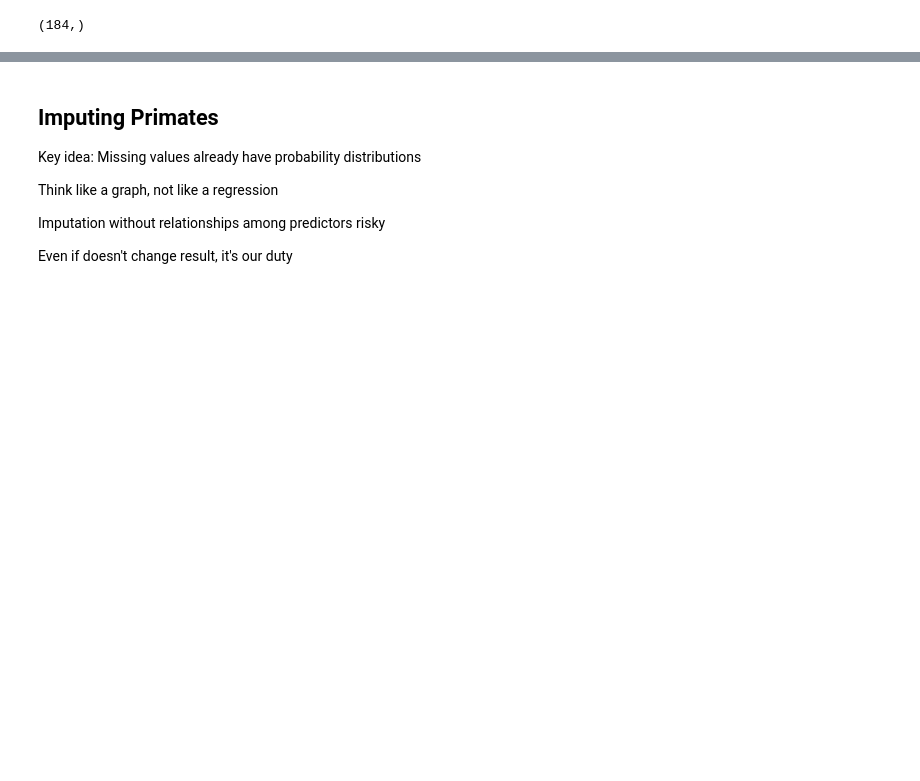
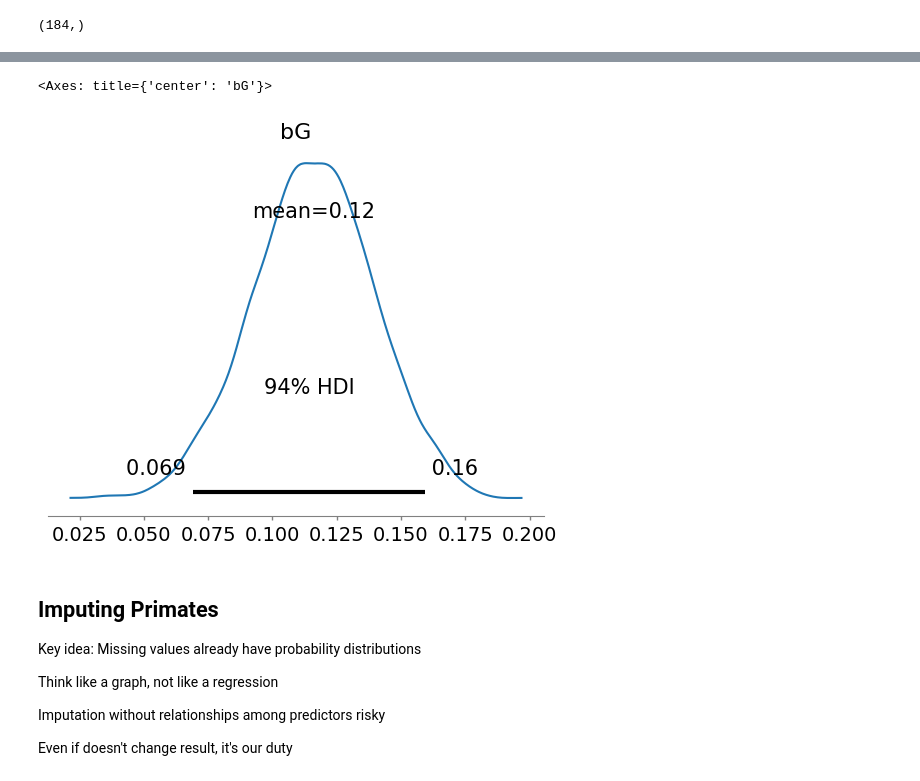
Before and after one commit to kpjmcg/Statistical-Rethinking-2023-Python-Notes, a Jupyter notebook: Lecture_18_2023.ipynb, the cells around one changed output, grey strips where cells are left out. Cells and saved outputs as stored; diff of their text form; code cells hidden in the pictures; blank space fills up the shorter version.

```diff
--- a/Lecture_18_2023.ipynb
+++ b/Lecture_18_2023.ipynb
@@ -549,3 +534,8 @@ There were 76 divergences after tuning. Increase `target_accept` or reparameteri
+# %%
+az.plot_posterior(MBG_FULL_trace,var_names=['bG'])
+# %% [output]
+<Axes: title={'center': 'bG'}>
+[figure, added]
 # %% [markdown]
 ## Imputing Primates
 
```
Also changed, not shown: parts of 12 cells of this notebook, 1 other file.
